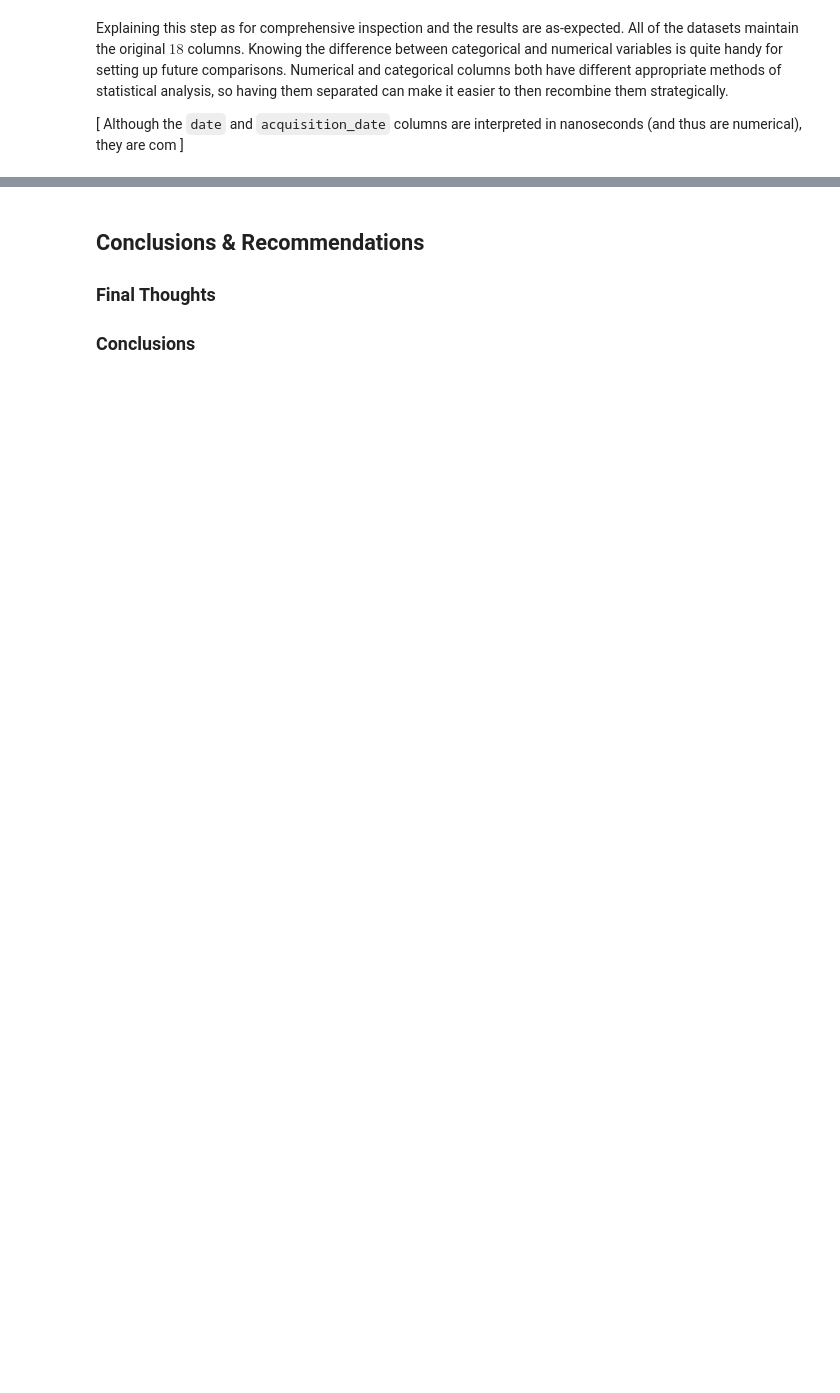
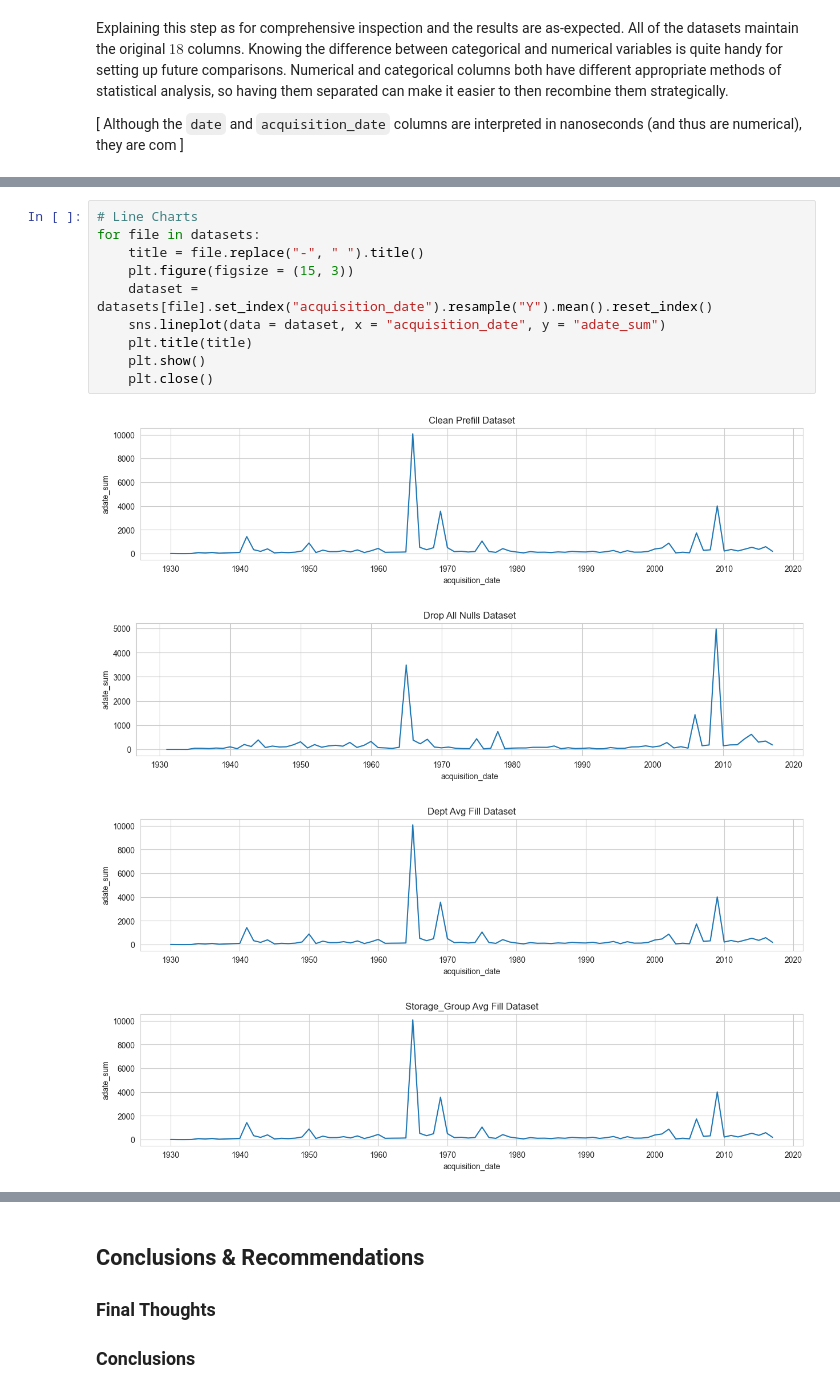
Before and after one commit to marisol-yake/MMM-museum-analytics, a Jupyter notebook: examples/NYC_MoMA_Example/Collections Null Analysis.ipynb, the cells around one changed output, grey strips where cells are left out. Saved outputs shown, nothing was run; the diff lists cells and outputs as text; blank space fills up the shorter version.

```diff
--- a/examples/NYC_MoMA_Example/Collections Null Analysis.ipynb
+++ b/examples/NYC_MoMA_Example/Collections Null Analysis.ipynb
@@ -379,3 +377,18 @@ for file in datasets:
+# %%
+# Line Charts
+for file in datasets:
+    title = file.replace("-", " ").title()
+    plt.figure(figsize = (15, 3))
+    dataset = datasets[file].set_index("acquisition_date").resample("Y").mean().reset_index()
+    sns.lineplot(data = dataset, x = "acquisition_date", y = "adate_sum")
+    plt.title(title)
+    plt.show()
+    plt.close()
+# %% [output]
+[figure, added]
+[figure, added]
+[figure, added]
+[figure, added]
 # %%
 # Histograms
 for file in datasets:
```
Also changed, not shown: parts of 11 cells of this notebook, 4 other files.
